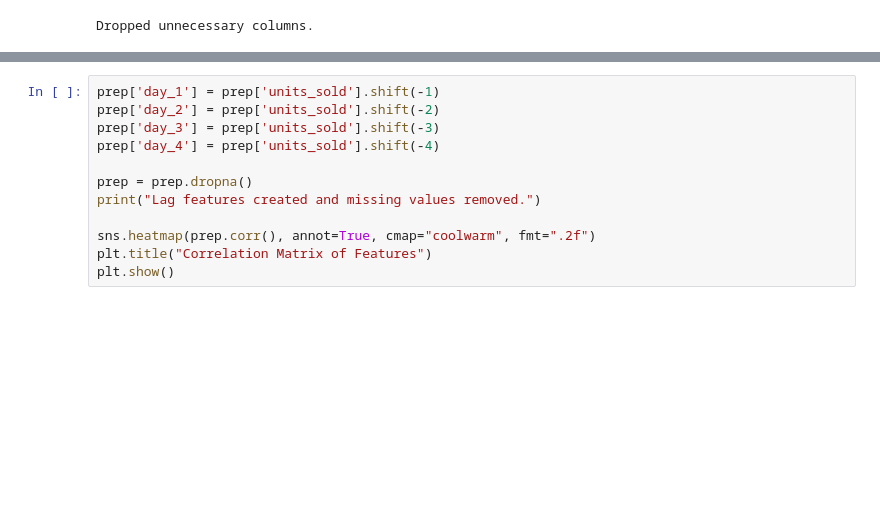
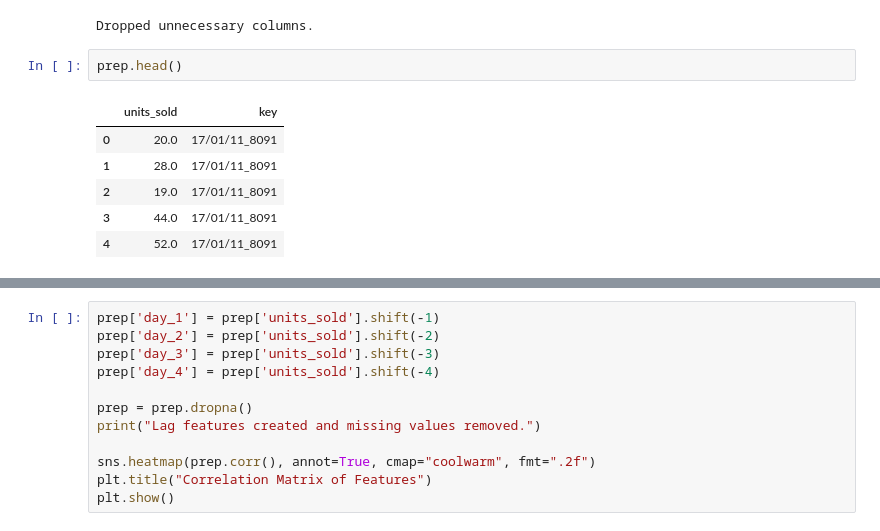
Before and after one commit to bhavyajaiswal27/Inventory-Product-Demand-Forecasting-ML-, a Jupyter notebook: Inventory_Forecasting.ipynb, the cells around one changed output, grey strips where cells are left out. Saved outputs shown, nothing was run; the diff lists cells and outputs as text; blank space fills up the shorter version.

```diff
--- a/Inventory_Forecasting.ipynb
+++ b/Inventory_Forecasting.ipynb
@@ -79,6 +80,15 @@ prep = prep.drop(['record_ID', 'week', 'store_id', 'sku_id', 'total_price',
 print("Dropped unnecessary columns.")
 # %% [output]
 Dropped unnecessary columns.
+# %%
+prep.head()
+# %% [output]
+|  | units_sold | key |
+| 0 | 20.0 | 17/01/11_8091 |
+| 1 | 28.0 | 17/01/11_8091 |
+| 2 | 19.0 | 17/01/11_8091 |
+| 3 | 44.0 | 17/01/11_8091 |
+| 4 | 52.0 | 17/01/11_8091 |
 # %%
 prep = prep.groupby('key').sum()
 print("Grouped by 'key'.")
```
Also changed, not shown: parts of 4 cells of this notebook.
